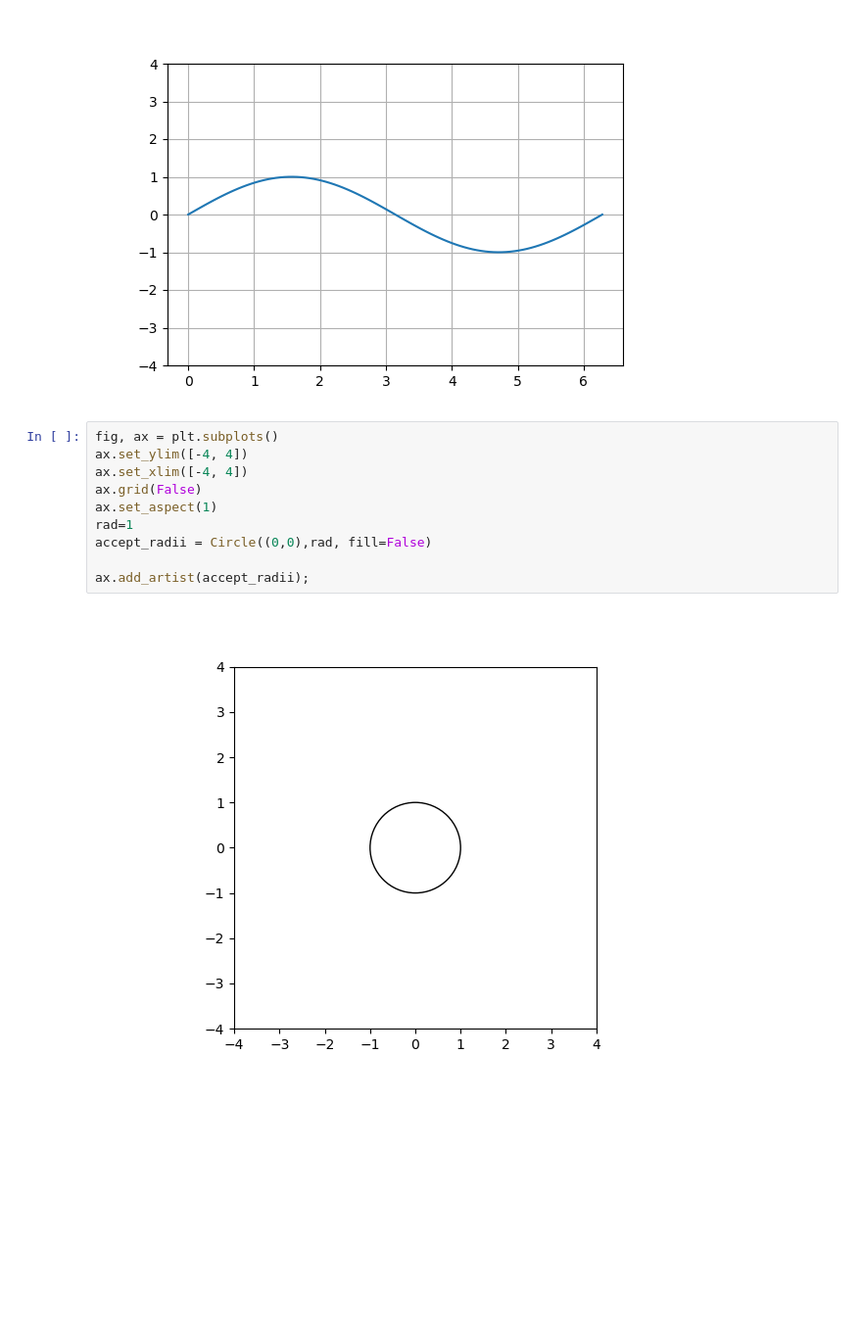
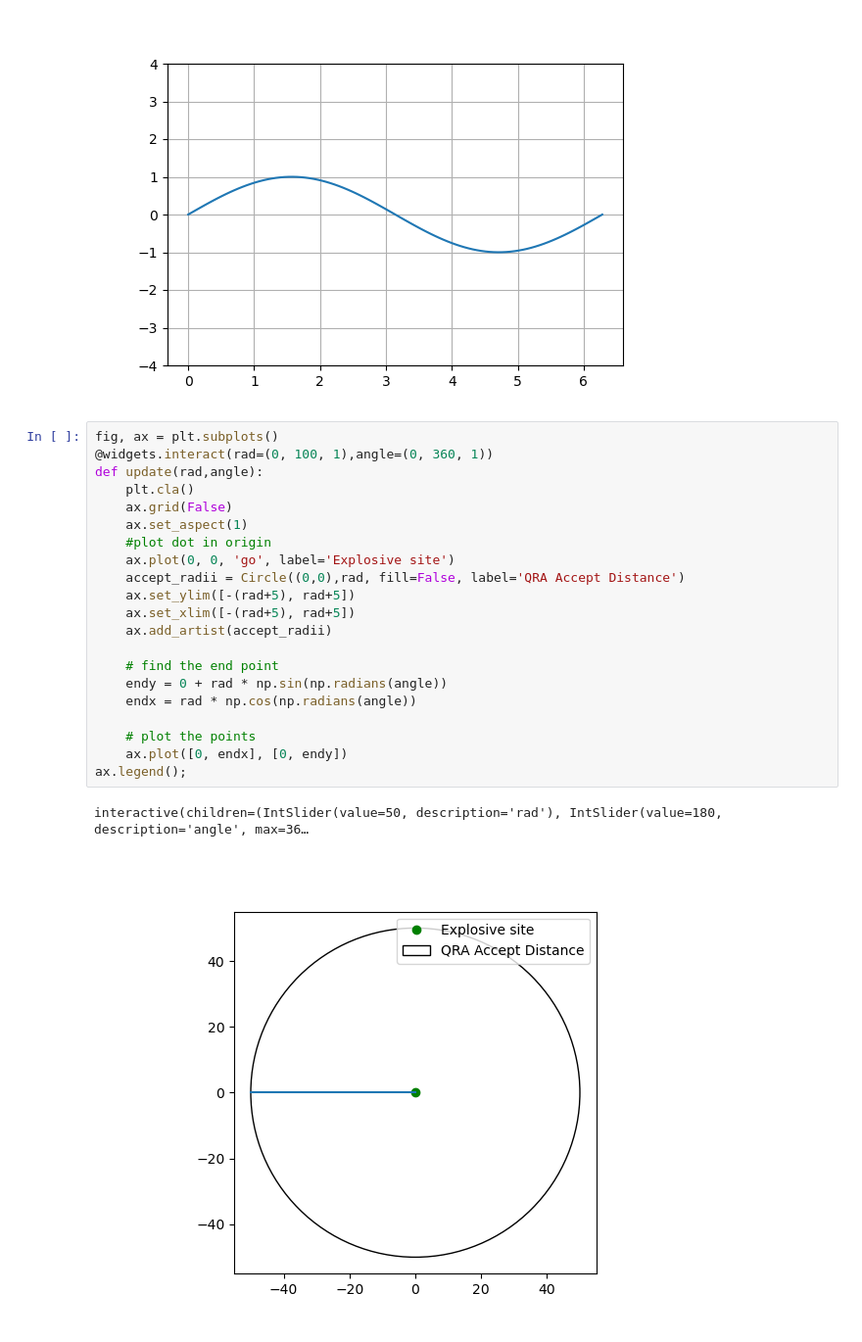
Before and after one commit to Freeyolo/DSB, a Jupyter notebook: Risk visualizer.ipynb, the cells around one changed output. Shown at 98% size. Saved outputs shown, nothing was run; the diff lists cells and outputs as text; blank space fills up the shorter version.

Commit message:
added circle and radii

```diff
--- a/Risk visualizer.ipynb
+++ b/Risk visualizer.ipynb
@@ -51,13 +55,25 @@ interactive(children=(IntSlider(value=1, description='w', max=10), FloatSlider(v
 [figure]
 # %%
 fig, ax = plt.subplots()
-ax.set_ylim([-4, 4])
-ax.set_xlim([-4, 4])
-ax.grid(False)
-ax.set_aspect(1)
-rad=1
-accept_radii = Circle((0,0),rad, fill=False)
+@widgets.interact(rad=(0, 100, 1),angle=(0, 360, 1))
+def update(rad,angle):
+    plt.cla()
+    ax.grid(False)
+    ax.set_aspect(1)
+    #plot dot in origin
+    ax.plot(0, 0, 'go', label='Explosive site')
+    accept_radii = Circle((0,0),rad, fill=False, label='QRA Accept Distance')
+    ax.set_ylim([-(rad+5), rad+5])
+    ax.set_xlim([-(rad+5), rad+5])
+    ax.add_artist(accept_radii)
 
-ax.add_artist(accept_radii);
+    # find the end point
+    endy = 0 + rad * np.sin(np.radians(angle))
+    endx = rad * np.cos(np.radians(angle))
+
+    # plot the points
+    ax.plot([0, endx], [0, endy])
+ax.legend();
 # %% [output]
+interactive(children=(IntSlider(value=50, description='rad'), IntSlider(value=180, description='angle', max=36…
-[figure, old version]
+[figure, new version]
```
Also changed, not shown: parts of 3 cells of this notebook.
